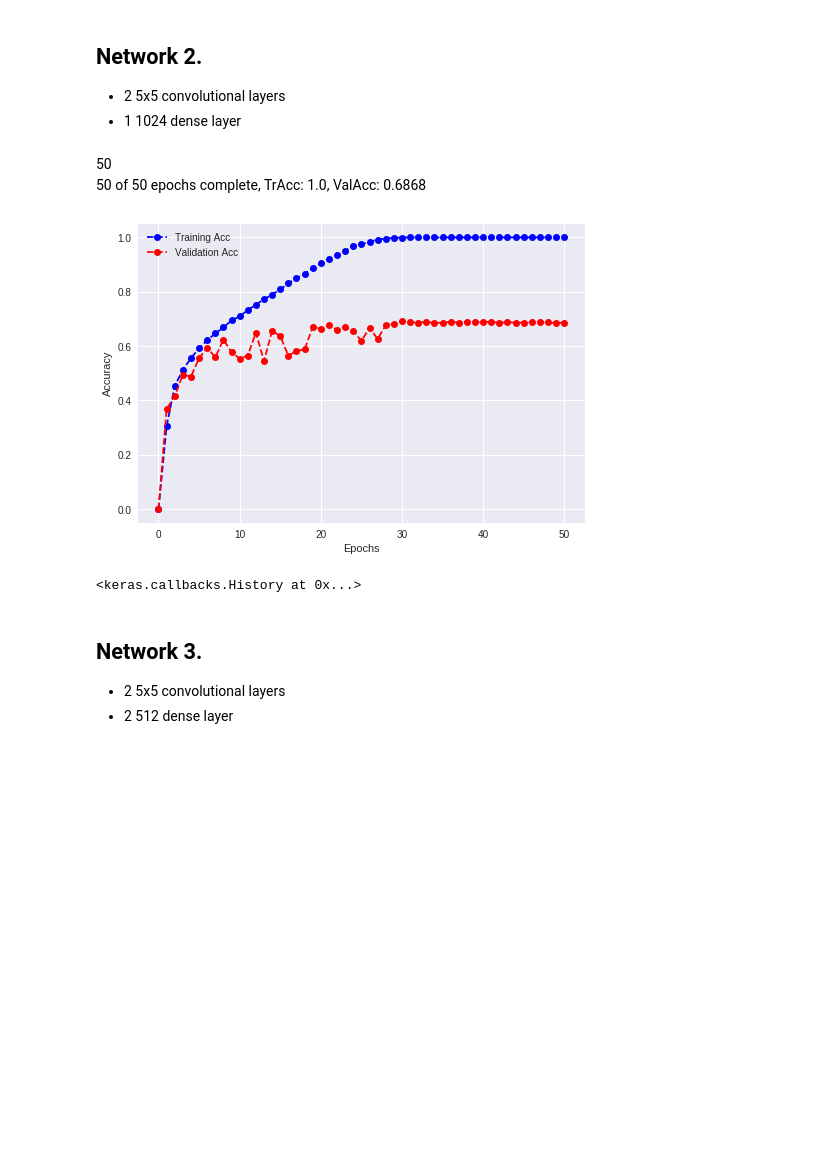
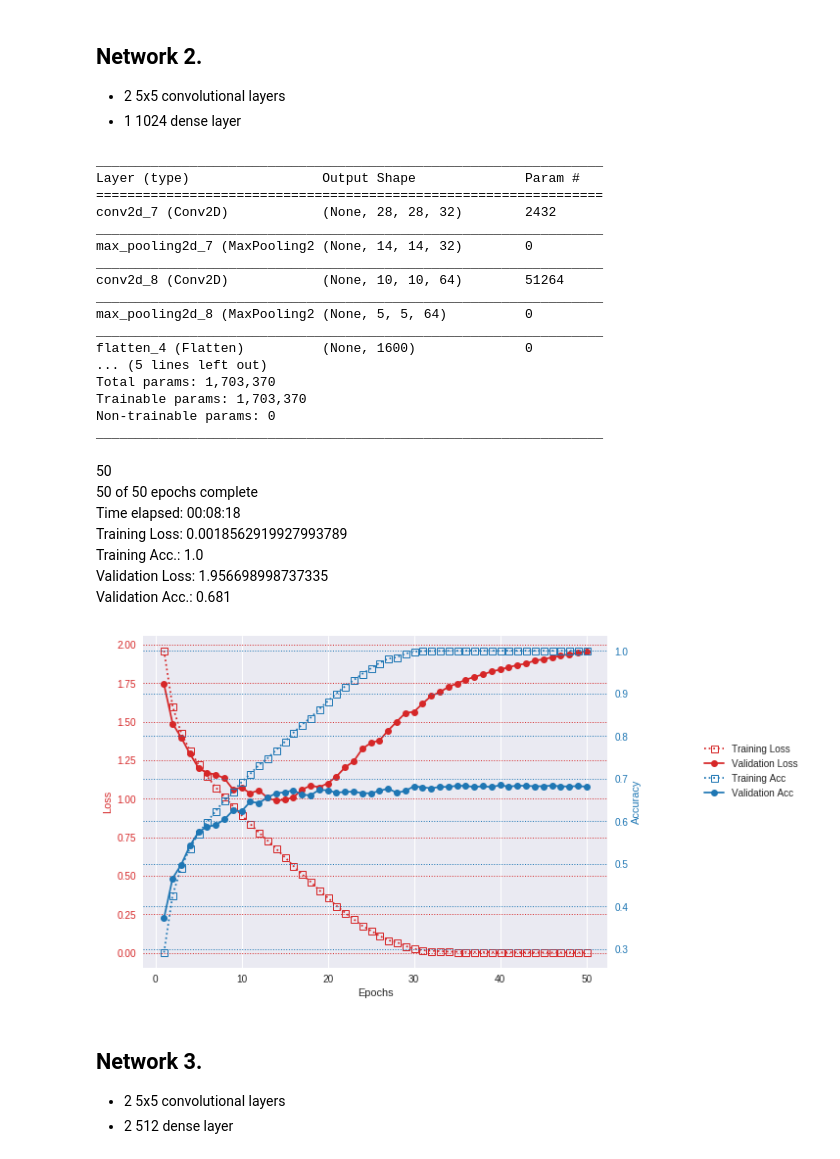
Before and after one commit to algo74/MLCourse, a Jupyter notebook: HW2/HW2_file1.ipynb, the cells around one changed output. Drawn from its saved outputs; the diff is of its cells as text; code cells hidden in the pictures; blank space fills up the shorter version.

```diff
--- a/HW2/HW2_file1.ipynb
+++ b/HW2/HW2_file1.ipynb
@@ -292,16 +323,39 @@ network.add(layers.MaxPooling2D(pool_size=(2, 2)))
 network.add(layers.Flatten())
 network.add(layers.Dense(1024, activation='relu'))
 network.add(layers.Dense(n_classes, activation='softmax'))
-#network.summary()
+network.summary()
 network.compile(optimizer='sgd',
                 loss='categorical_crossentropy',
                 metrics=['accuracy'])
-train(network)
 # %% [output]
-50
-50 of 50 epochs complete, TrAcc: 1.0, ValAcc: 0.6868
-[figure, removed]
-<keras.callbacks.History at 0x...>
+_________________________________________________________________
+Layer (type)                 Output Shape              Param #
+=================================================================
+conv2d_7 (Conv2D)            (None, 28, 28, 32)        2432
+_________________________________________________________________
+max_pooling2d_7 (MaxPooling2 (None, 14, 14, 32)        0
+_________________________________________________________________
+conv2d_8 (Conv2D)            (None, 10, 10, 64)        51264
+_________________________________________________________________
+max_pooling2d_8 (MaxPooling2 (None, 5, 5, 64)          0
+_________________________________________________________________
+flatten_4 (Flatten)          (None, 1600)              0
+... (5 lines left out)
+Total params: 1,703,370
+Trainable params: 1,703,370
+Non-trainable params: 0
+_________________________________________________________________
+# %%
+h = train(network)
+# %% [output]
+50
+50 of 50 epochs complete
+Time elapsed: 00:08:18
+Training Loss: 0.0018562919927993789
+Training Acc.: 1.0
+Validation Loss: 1.956698998737335
+Validation Acc.: 0.681
+[figure, added]
 # %% [markdown]
 ## Network 3.
 * 2 5x5 convolutional layers
```
Also changed, not shown: parts of 10 cells of this notebook.
